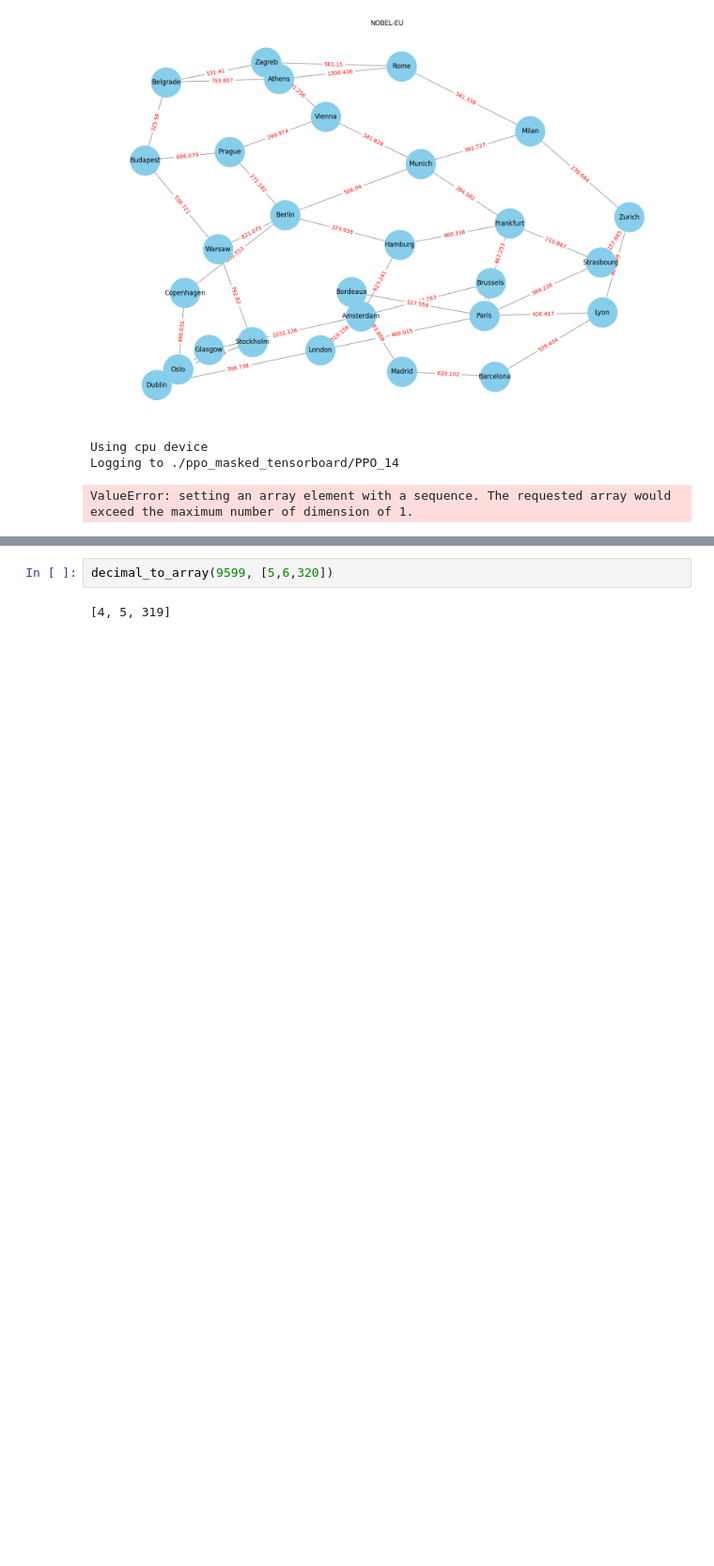
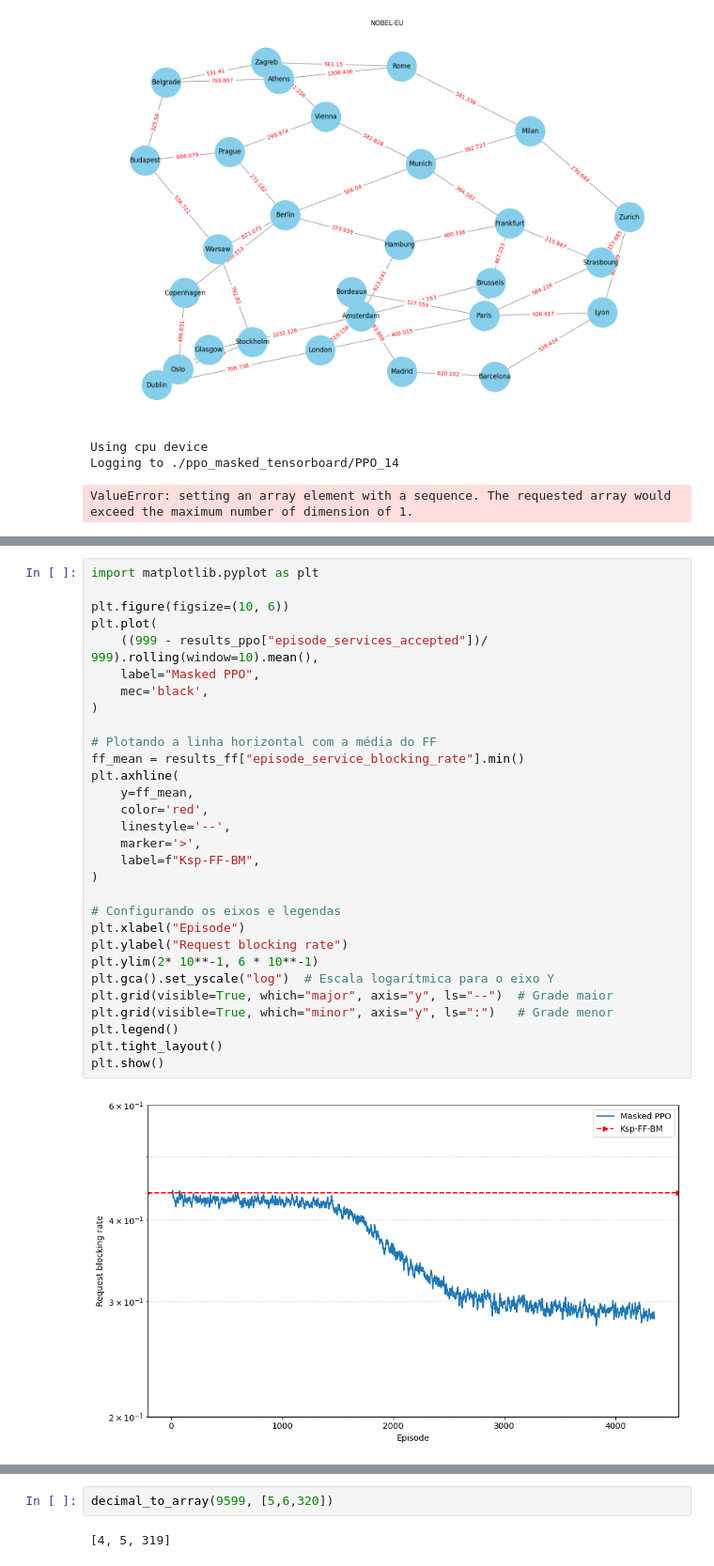
Before and after one commit to carlosnatalino/optical-networking-gym, a Jupyter notebook: examples/ONDM_2025/train_ppo.ipynb, the cells around one changed output, grey strips where cells are left out. Shown: that part at 94% size. Cells and saved outputs as stored; diff of their text form; blank space fills up the shorter version.

```diff
--- a/examples/ONDM_2025/train_ppo.ipynb
+++ b/examples/ONDM_2025/train_ppo.ipynb
@@ -276,0 +305,32 @@ Error:
+# %%
+import matplotlib.pyplot as plt
+
+plt.figure(figsize=(10, 6))
+plt.plot(
+    ((999 - results_ppo["episode_services_accepted"])/ 999).rolling(window=10).mean(),
+    label="Masked PPO",
+    mec='black',
+)
+
+# Plotando a linha horizontal com a média do FF
+ff_mean = results_ff["episode_service_blocking_rate"].min()
+plt.axhline(
+    y=ff_mean,
+    color='red',
+    linestyle='--',
+    marker='>',
+    label=f"Ksp-FF-BM",
+)
+
+# Configurando os eixos e legendas
+plt.xlabel("Episode")
+plt.ylabel("Request blocking rate")
+plt.ylim(2* 10**-1, 6 * 10**-1)
+plt.gca().set_yscale("log")  # Escala logarítmica para o eixo Y
+plt.grid(visible=True, which="major", axis="y", ls="--")  # Grade maior
+plt.grid(visible=True, which="minor", axis="y", ls=":")   # Grade menor
+plt.legend()
+plt.tight_layout()
+plt.show()
+# %% [output]
+[figure, added]
```
Also changed, not shown: parts of 9 cells of this notebook, 6 other files.
